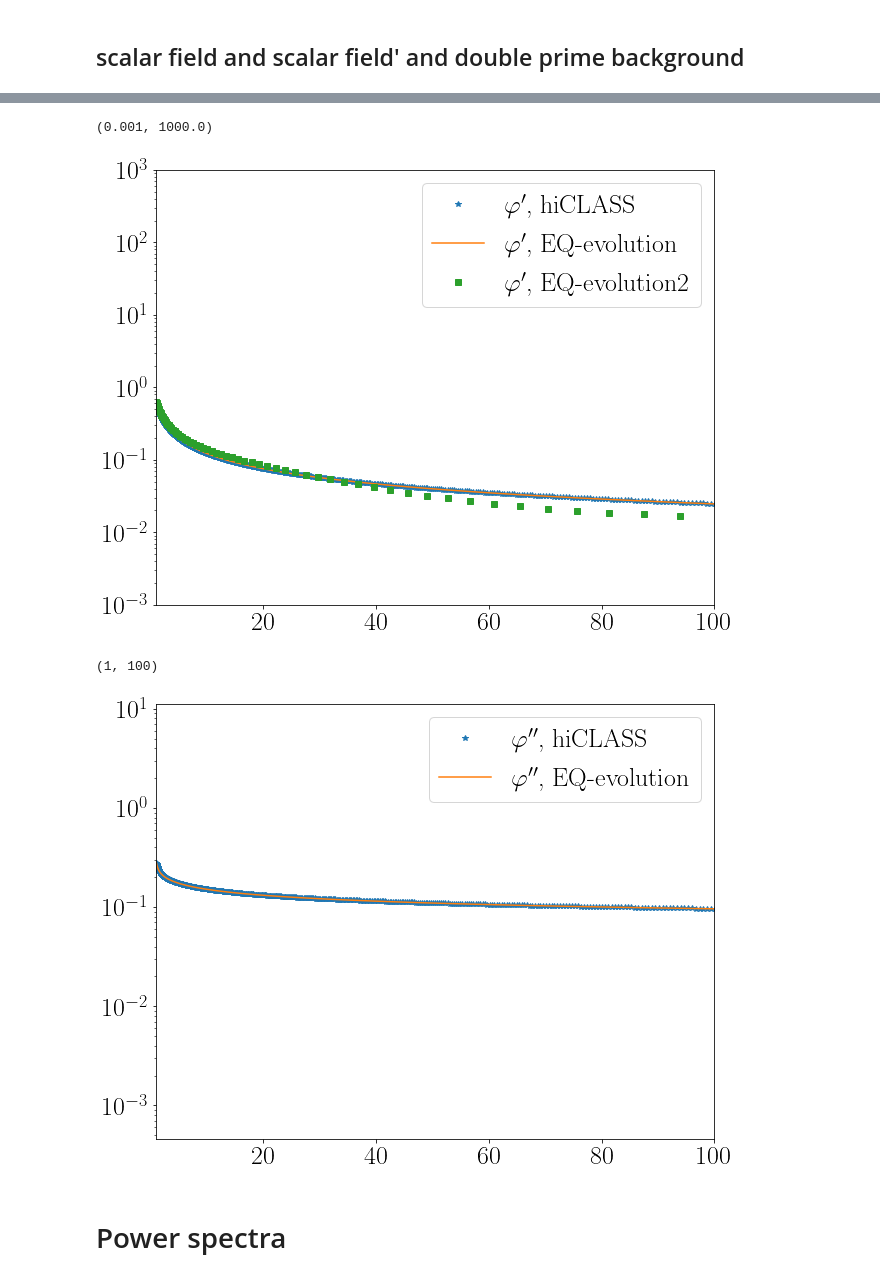
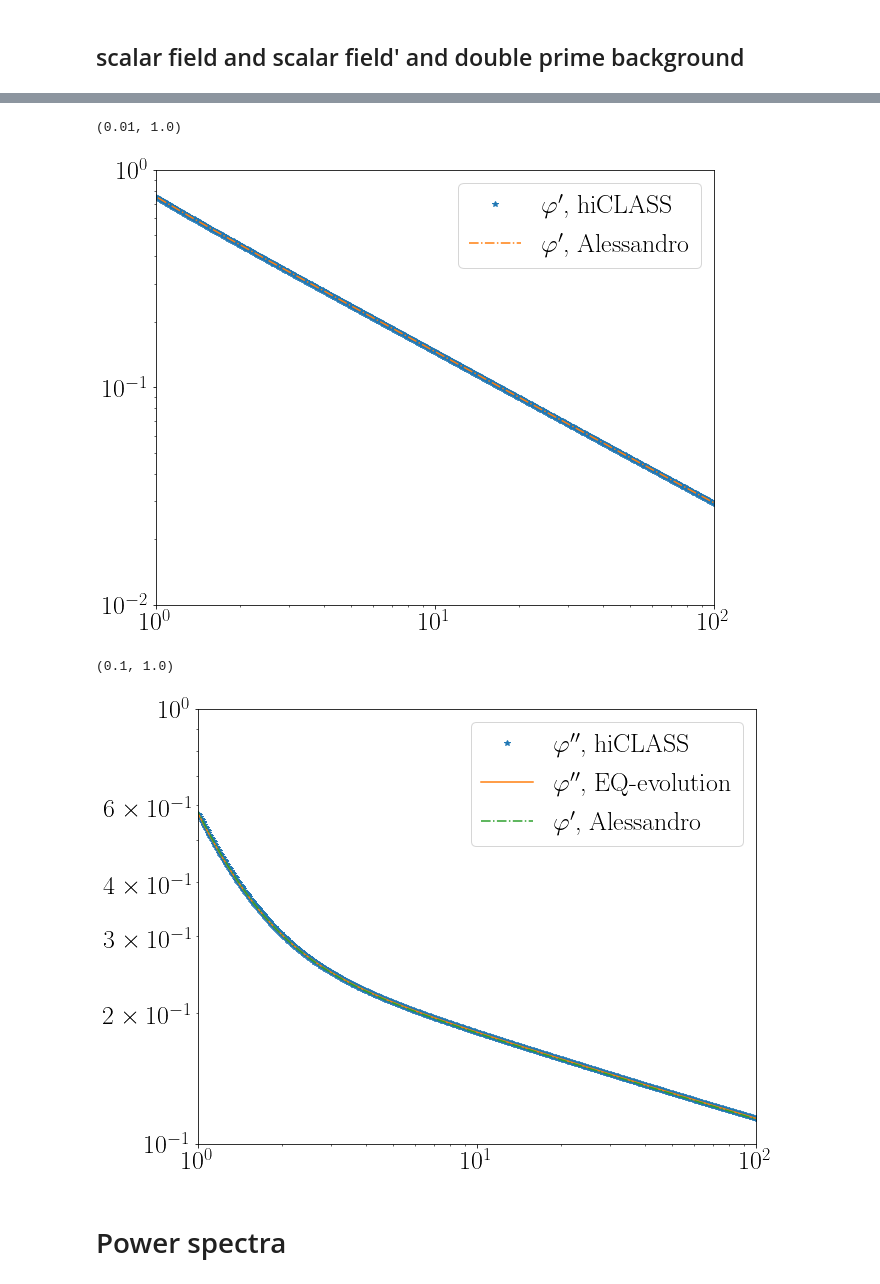
Before and after one commit to FarbodHassani/EQevolution, a Jupyter notebook: Notebook/Quintessence.ipynb, the cells around one changed output, grey strips where cells are left out. Saved outputs shown, nothing was run; the diff lists cells and outputs as text; code cells hidden in the pictures.

```diff
--- a/Notebook/Quintessence.ipynb
+++ b/Notebook/Quintessence.ipynb
@@ -29,6 +29,11 @@ gev_bg= np.loadtxt("./../output/quintessence_background.dat")
 
 bg= np.loadtxt("./../../EQ_hi_class/output/quin_background.dat")
 Hconf_hiclass = interpolate.interp1d(1./(1.+bg[:,0]) ,bg[:,3])
+
+
+from numpy import genfromtxt
+bg_alessandro = genfromtxt("./../background_evolution.csv", delimiter=',')
+# Hconf_hiclass = interpolate.interp1d(1./(1.+bg[:,0]) ,bg[:,3])
 # %% [markdown]
 ## Computing v_x_smg and v_x_smg_prime
 # %%
@@ -124,0 +218,29 @@ plt.ylim(1.,1.e3)
+# %%
+
+plt.rc('text', usetex=True)
+font = {'family' : 'normal',
+        'weight' : 'bold',
+        'size'   : text_size}
+
+matplotlib.rc('font', **font)
+plt.figure(figsize=(10,8))
+
+
+
+###### hiclass results:
+#
+
+plt.plot(1+bg[:,0], -bg[:,4]/bg[-1:,3]/bg[-1:,3], label = "$\mathcal{H}^\prime$, hiCLASS")
+
+
+plt.plot(1+(1./bg_alessandro[:,1]-1), -bg_alessandro[:,3]/bg_alessandro[:,1] + bg_alessandro[:,2]**2/bg_alessandro[:,1],"-.", label = "$\mathcal{H}'$, Alessandro")
+
+
+
+plt.legend()
+# plt.ylabel(r"$$")
+plt.xlabel(r"$z$")
+plt.xscale('log')
+plt.yscale('log')
+plt.xlim(1,500)
+plt.ylim(0.2,1.e6)
@@ -169,46 +295,54 @@ scalar_p_hiclass = interpolate.interp1d((bg[:,0]), bg[:,29])
 
 ###### hiclass results:
 #
-plt.plot(1+bg[:,0], bg[:,30]/Hconf_hiclass(0),"*" , label = "$\\varphi'$, hiCLASS")
-plt.plot(1+(1./gev_bg[:,2]-1), gev_bg[:,5], label = "$\\varphi'$,  EQ-evolution")
-plt.plot(1+(1./gev_bg[:,2]-1), gev_bg[:,8],"s", label = "$\\varphi'$,  EQ-evolution2")
+h=0.67556
+fourpiG_Alessandro = 0.5
+plt.plot(1+bg[:,0],  bg[:,30]/(bg[-1:,3]),"*" , label = "$\\varphi'$, hiCLASS")
+# plt.plot(1+(1./gev_bg[:,2]-1), gev_bg[:,5], label = "$\\varphi'$,  EQ-evolution")
+# plt.plot(1+(1./gev_bg[:,2]-1), gev_bg[:,8],"s", label = "$\\varphi'$,  EQ-evolution2")
+
+plt.plot(1+(1./bg_alessandro[:,1]-1), bg_alessandro[:,11]/np.sqrt(2.* fourpiG_Alessandro/3.0),"-.", label = "$\\varphi'$, Alessandro")
 
 
 plt.legend()
 # plt.ylabel(r"$$")
-# plt.xscale('log')
+plt.xscale('log')
 plt.yscale('log')
-plt.xlim(1,100)
-plt.ylim(1.e-3,1.e3)
+plt.xlim(1,1.e2)
+plt.ylim(1.e-2,1.e0)
 # %% [output]
-(0.001, 1000.0)
+(0.01, 1.0)
-[figure, old version]
+[figure, new version]
 # %%
 
 plt.rc('text', usetex=True)
 font = {'family' : 'normal',
         'weight' : 'bold',
         'size'   : text_size}
 
 matplotlib.rc('font', **font)
 plt.figure(figsize=(10,8))
 
 ###### hiclass results:
 #
-plt.plot(1+bg[:,0], bg[:,31]/Hconf_hiclass(0)/Hconf_hiclass(0),"*", label = "$\\varphi''$, hiCLASS")
+h=0.67556
+fourpiG_Alessandro = 0.5;
+
+plt.plot(1+bg[:,0], bg[:,31]/bg[-1:,3]/bg[-1:,3],"*", label = "$\\varphi''$, hiCLASS")
 
 plt.plot(1+(1./gev_bg[:,2]-1), gev_bg[:,6], label = "$\\varphi''$,  EQ-evolution")
 
+plt.plot(1+(1./bg_alessandro[:,1]-1), bg_alessandro[:,12]/np.sqrt(2.* fourpiG_Alessandro/3.0)/np.sqrt(2.* fourpiG_Alessandro/3.0),"-.", label = "$\\varphi'$, Alessandro")
 
 plt.legend()
 # plt.ylabel(r"$$")
-# plt.xscale('log')
+plt.xscale('log')
 plt.yscale('log')
 plt.xlim(1,100)
-# plt.ylim(1.e-1,1.e2)
+plt.ylim(1.e-1,1.e0)
 # %% [output]
-(1, 100)
+(0.1, 1.0)
-[figure, old version]
+[figure, new version]
 # %% [markdown]
 # Power spectra
 # %% [markdown]
```
Also changed, not shown: parts of 6 cells of this notebook, 4 other files.
